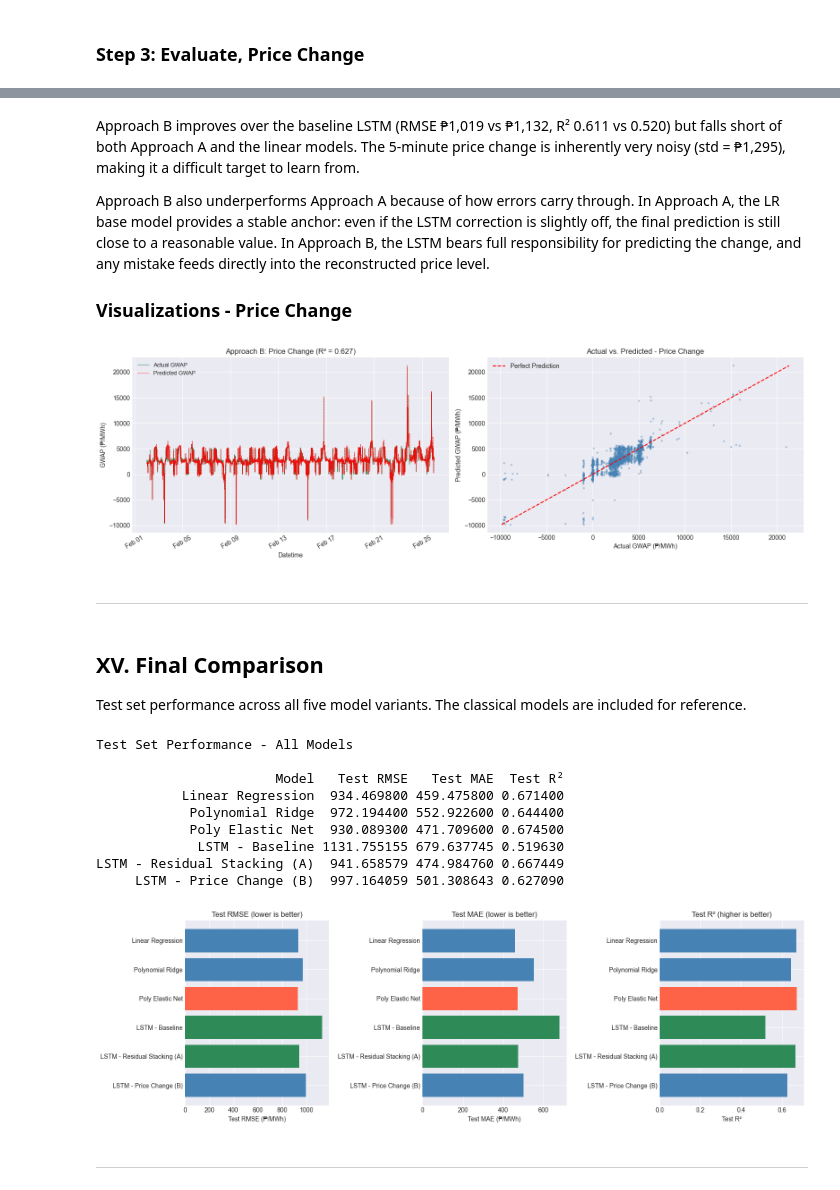
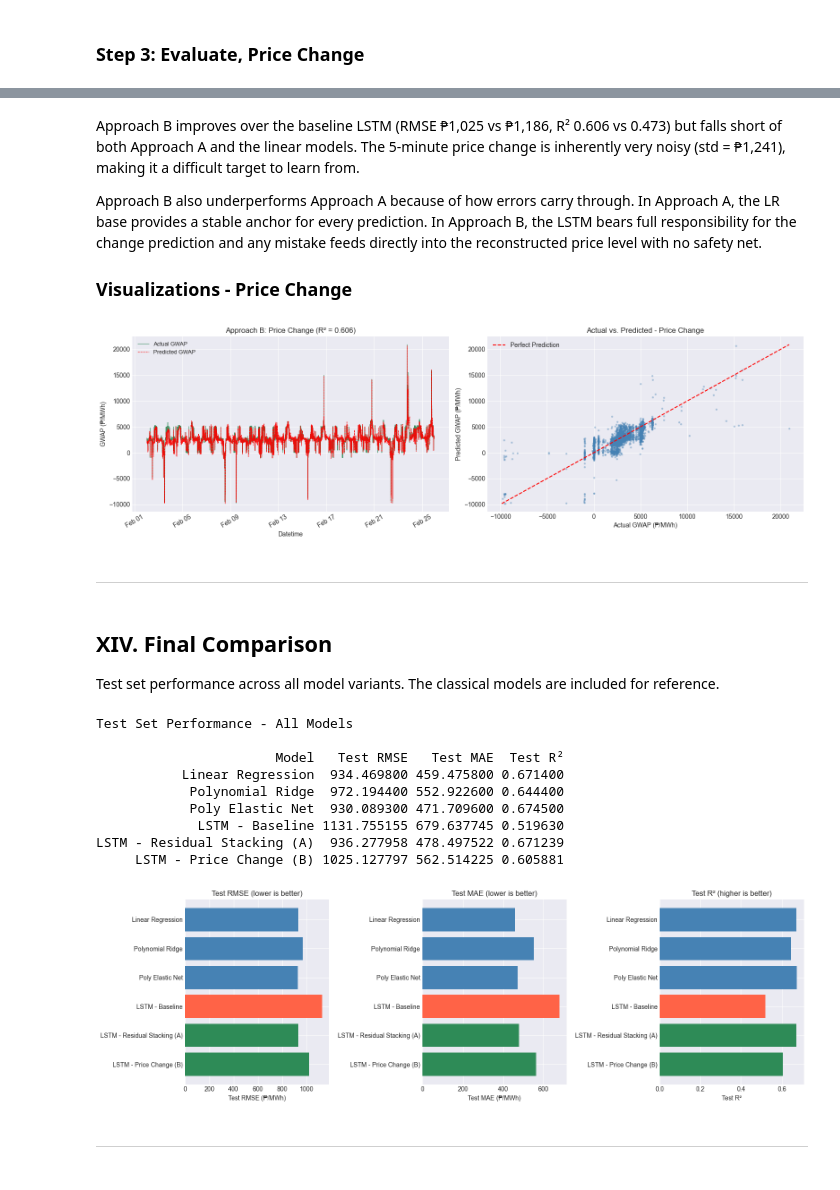
Before and after one commit to haniellejermayn/wesm-price-prediction, a Jupyter notebook: 06_LSTM.ipynb, the cells around one changed output, grey strips where cells are left out. Saved outputs shown, nothing was run; the diff lists cells and outputs as text; code cells hidden in the pictures.

Commit message:
update on lstm

```diff
--- a/06_LSTM.ipynb
+++ b/06_LSTM.ipynb
@@ -674,16 +660,27 @@ Instead of asking the LSTM to predict everything from scratch, we only ask it to
 # %%
 from sklearn.linear_model import LinearRegression
 
-# Train LR on train set, predict on all splits
+# Train LR base on train+val (same as lr_final in NB3) for a fair final evaluation
+X_trainval_scaled = np.vstack([X_train_scaled, X_val_scaled])
+y_trainval_raw    = np.concatenate([y_train_raw, y_val_raw])
+
 lr_base = LinearRegression()
-lr_base.fit(X_train_scaled, y_train_raw)
+lr_base.fit(X_trainval_scaled, y_trainval_raw)
 
-lr_pred_train = lr_base.predict(X_train_scaled)
-lr_pred_val   = lr_base.predict(X_val_scaled)
+# For residual computation we need train-only predictions
+# so we also keep a train-only model
+lr_base_train_only = LinearRegression()
+lr_base_train_only.fit(X_train_scaled, y_train_raw)
+
+# Residuals are computed using the train-only model
+# (validation residuals also from train-only, since val was not used to fit it)
+lr_pred_train = lr_base_train_only.predict(X_train_scaled)
+lr_pred_val   = lr_base_train_only.predict(X_val_scaled)
+
+# Final test predictions use the train+val model
 lr_pred_test  = lr_base.predict(X_test_scaled)
 
-# Sanity check: LR performance on test
 lr_base_rmse = np.sqrt(mean_squared_error(y_test_raw, lr_pred_test))
 lr_base_r2   = r2_score(y_test_raw, lr_pred_test)
-print(f"LR base model - Test RMSE: {lr_base_rmse:.4f}, R²: {lr_base_r2:.4f}")
+print(f"LR base model (train+val) - Test RMSE: {lr_base_rmse:.4f}, R²: {lr_base_r2:.4f}")
 # %% [output]
@@ -947,7 +944,7 @@ R²       |       0.6271
 # %% [markdown]
-Approach B improves over the baseline LSTM (RMSE ₱1,019 vs ₱1,132, R² 0.611 vs 0.520) but falls short of both Approach A and the linear models. The 5-minute price change is inherently very noisy (std = ₱1,295), making it a difficult target to learn from.
+Approach B improves over the baseline LSTM (RMSE ₱1,025 vs ₱1,186, R² 0.606 vs 0.473) but falls short of both Approach A and the linear models. The 5-minute price change is inherently very noisy (std = ₱1,241), making it a difficult target to learn from.
 
-Approach B also underperforms Approach A because of how errors carry through. In Approach A, the LR base model provides a stable anchor: even if the LSTM correction is slightly off, the final prediction is still close to a reasonable value. In Approach B, the LSTM bears full responsibility for predicting the change, and any mistake feeds directly into the reconstructed price level.
+Approach B also underperforms Approach A because of how errors carry through. In Approach A, the LR base provides a stable anchor for every prediction. In Approach B, the LSTM bears full responsibility for the change prediction and any mistake feeds directly into the reconstructed price level with no safety net.
 
 ### Visualizations - Price Change
 # %%
@@ -977,13 +974,13 @@ axes[1].legend()
 plt.tight_layout()
 plt.show()
 # %% [output]
-[figure, old version]
+[figure, new version]
 # %% [markdown]
 ---
 # %% [markdown]
-## XV. Final Comparison
+## XIV. Final Comparison
 
-Test set performance across all five model variants. The classical models are included for reference.
+Test set performance across all model variants. The classical models are included for reference.
 # %%
 final_comparison = pd.DataFrame({
     "Model"    : [
@@ -1010,36 +1007,36 @@ Test Set Performance - All Models
             Polynomial Ridge  972.194400 552.922600 0.644400
             Poly Elastic Net  930.089300 471.709600 0.674500
              LSTM - Baseline 1131.755155 679.637745 0.519630
-LSTM - Residual Stacking (A)  941.658579 474.984760 0.667449
-     LSTM - Price Change (B)  997.164059 501.308643 0.627090
+LSTM - Residual Stacking (A)  936.277958 478.497522 0.671239
+     LSTM - Price Change (B) 1025.127797 562.514225 0.605881
 # %%
 fig, axes = plt.subplots(1, 3, figsize=(16, 5))
 
 models = final_comparison["Model"]
-colors = ["steelblue", "steelblue", "tomato", "seagreen", "seagreen"]
+colors = ["steelblue", "steelblue", "steelblue", "tomato", "seagreen", "seagreen"]
 
 # RMSE
 axes[0].barh(models, final_comparison["Test RMSE"], color=colors)
 axes[0].set_xlabel("Test RMSE (₱/MWh)")
 axes[0].set_title("Test RMSE (lower is better)")
 axes[0].invert_yaxis()
 
 # MAE
 axes[1].barh(models, final_comparison["Test MAE"], color=colors)
 axes[1].set_xlabel("Test MAE (₱/MWh)")
 axes[1].set_title("Test MAE (lower is better)")
 axes[1].invert_yaxis()
 
 # R²
 axes[2].barh(models, final_comparison["Test R²"], color=colors)
 axes[2].set_xlabel("Test R²")
 axes[2].set_title("Test R² (higher is better)")
 axes[2].invert_yaxis()
 
 plt.tight_layout()
 plt.show()
 # %% [output]
-[figure, old version]
+[figure, new version]
 # %% [markdown]
 ---
 # %% [markdown]
```
Also changed, not shown: parts of 38 cells of this notebook.
